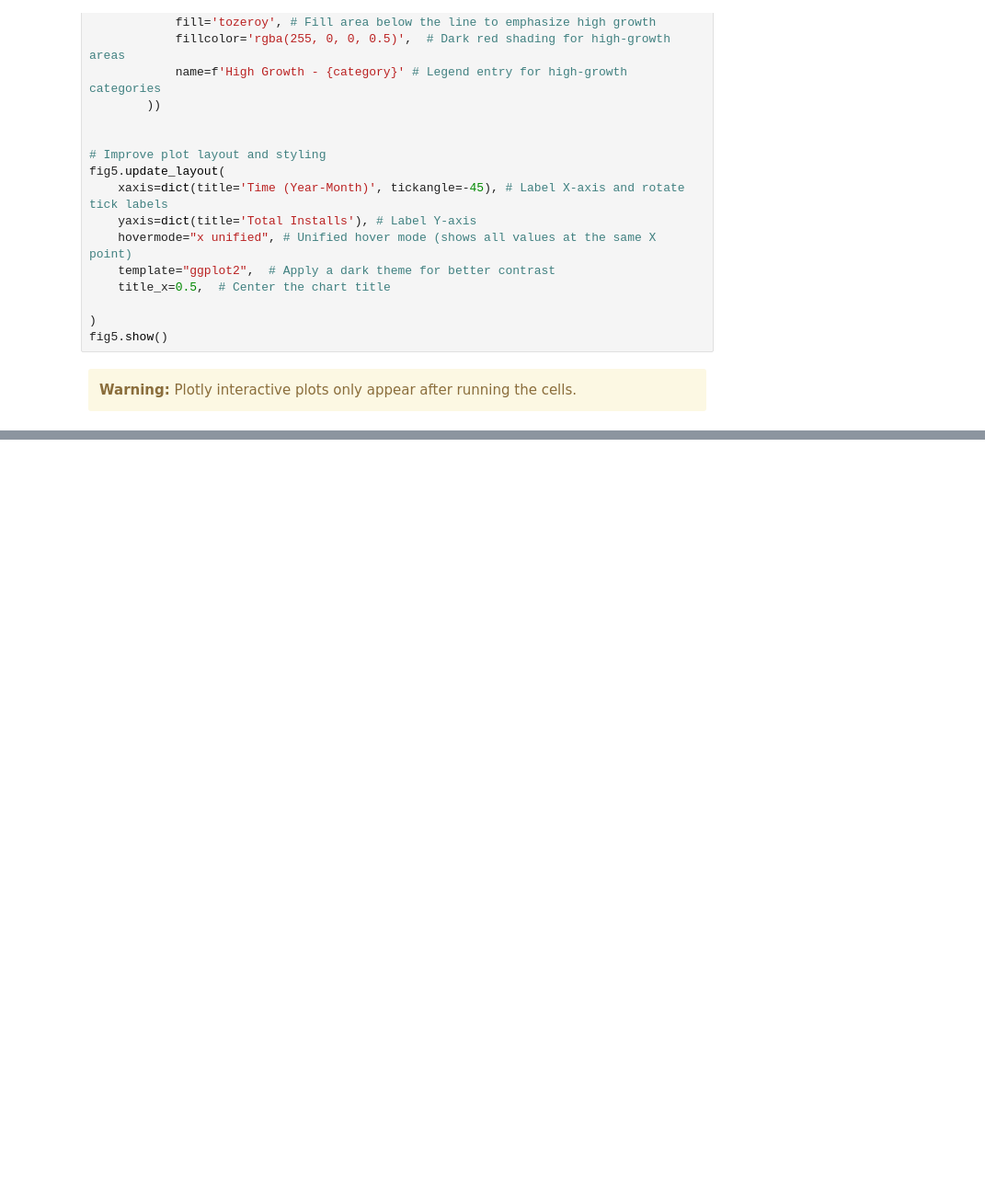
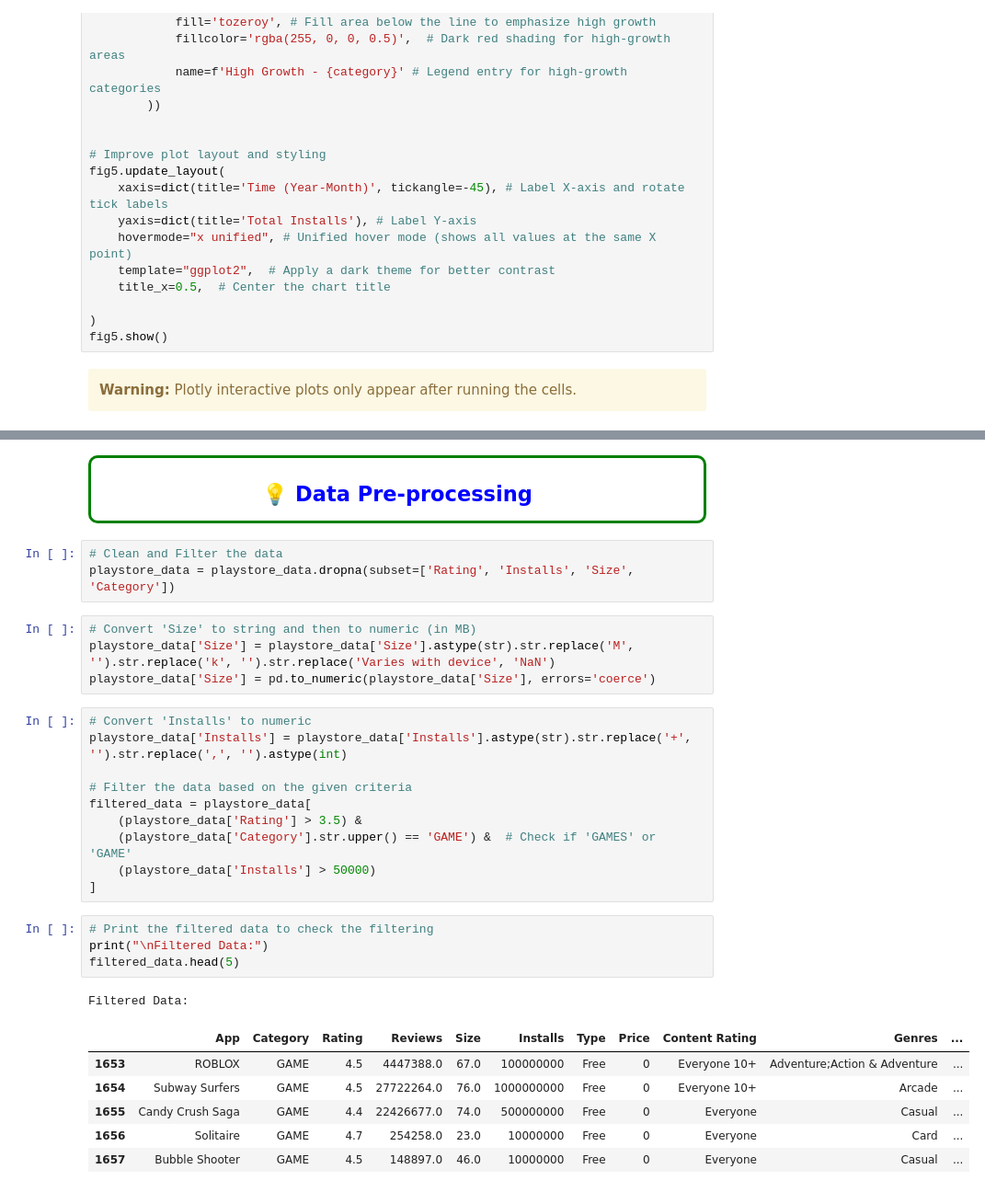
Before and after one commit to Bubu02/Play_Store_Data_Analysis, a Jupyter notebook: Jupyter Notebook/playstore_data_analysis.ipynb, the cells around one changed output, grey strips where cells are left out. Shown at 92% size. Drawn from its saved outputs; the diff is of its cells as text; blank space fills up the shorter version.

```diff
--- a/Jupyter Notebook/playstore_data_analysis.ipynb
+++ b/Jupyter Notebook/playstore_data_analysis.ipynb
@@ -843,0 +908,33 @@ fig5.show()
+# %% [markdown]
+<div style="border-radius:10px; border:green solid; padding: 5px; height: 50px; background-color: white; font-size:150%; text-align:left">
+  <h4 align="center"><font color='blue'>💡 Data Pre-processing</font></h4>
+</div>
+# %%
+# Clean and Filter the data
+playstore_data = playstore_data.dropna(subset=['Rating', 'Installs', 'Size', 'Category'])
+# %%
+# Convert 'Size' to string and then to numeric (in MB)
+playstore_data['Size'] = playstore_data['Size'].astype(str).str.replace('M', '').str.replace('k', '').str.replace('Varies with device', 'NaN')
+playstore_data['Size'] = pd.to_numeric(playstore_data['Size'], errors='coerce')
+# %%
+# Convert 'Installs' to numeric
+playstore_data['Installs'] = playstore_data['Installs'].astype(str).str.replace('+', '').str.replace(',', '').astype(int)
+
+# Filter the data based on the given criteria
+filtered_data = playstore_data[
+    (playstore_data['Rating'] > 3.5) &
+    (playstore_data['Category'].str.upper() == 'GAME') &  # Check if 'GAMES' or 'GAME'
+    (playstore_data['Installs'] > 50000)
+]
+# %%
+# Print the filtered data to check the filtering
+print("\nFiltered Data:")
+filtered_data.head(5)
+# %% [output]
+Filtered Data:
+|  | App | Category | Rating | Reviews | Size | Installs | Type | Price | Content Rating | Genres | ... |
+| 1653 | ROBLOX | GAME | 4.5 | 4447388.0 | 67.0 | 100000000 | Free | 0 | Everyone 10+ | Adventure;Action & Adventure | ... |
+| 1654 | Subway Surfers | GAME | 4.5 | 27722264.0 | 76.0 | 1000000000 | Free | 0 | Everyone 10+ | Arcade | ... |
+| 1655 | Candy Crush Saga | GAME | 4.4 | 22426677.0 | 74.0 | 500000000 | Free | 0 | Everyone | Casual | ... |
+| 1656 | Solitaire | GAME | 4.7 | 254258.0 | 23.0 | 10000000 | Free | 0 | Everyone | Card | ... |
+| 1657 | Bubble Shooter | GAME | 4.5 | 148897.0 | 46.0 | 10000000 | Free | 0 | Everyone | Casual | ... |
```
Also changed, not shown: parts of 12 cells of this notebook, 3 other files.
